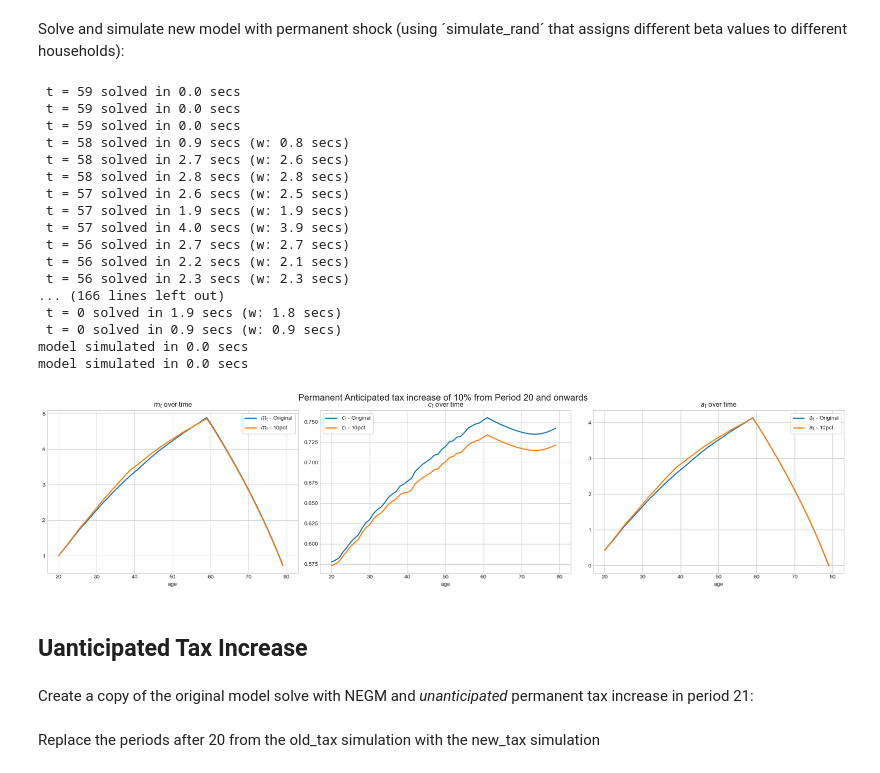
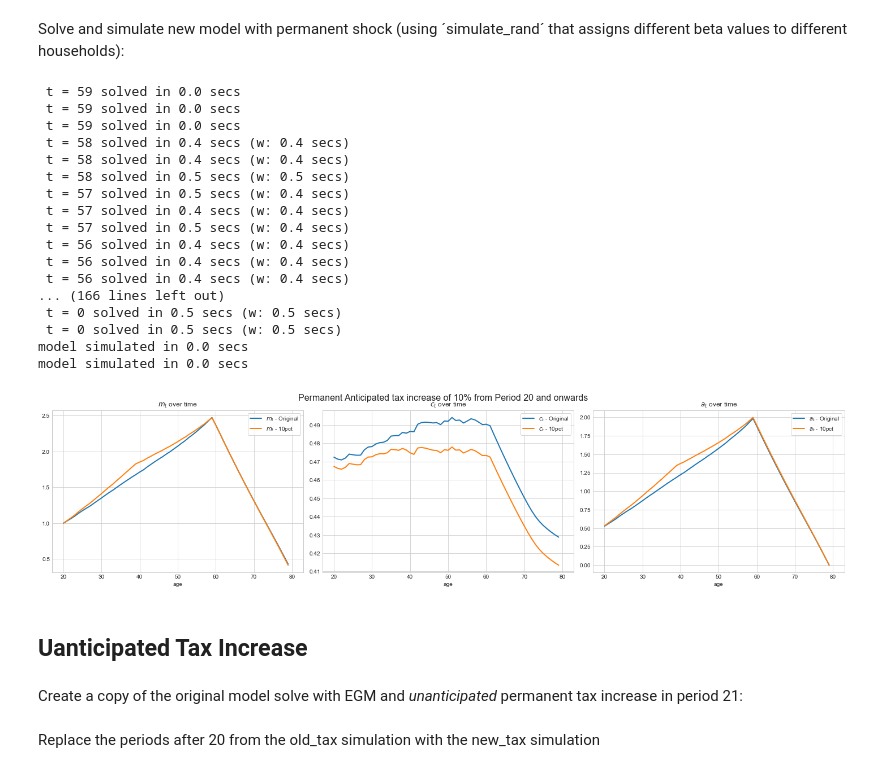
Before and after one commit to HansChristianPOLIT/LostInOptimization, a Jupyter notebook: Jeppe/01. BufferStockModel/01. BufferStockModel.ipynb, the cells around one changed output. Drawn from its saved outputs; the diff is of its cells as text; code cells hidden in the pictures.

```diff
--- a/Jeppe/01. BufferStockModel/01. BufferStockModel.ipynb
+++ b/Jeppe/01. BufferStockModel/01. BufferStockModel.ipynb
@@ -24,5 +26,5 @@ nb.set_num_threads(1) # use a single thread for clarity
 # %% [markdown]
 Load Buffer Stock Model to be solved with NEGM:
 # %%
-model_negm = BufferStockModelClass(name='baseline',par={'solmethod':'egm'})
+model_egm = BufferStockModelClass(name='baseline',par={'solmethod':'egm'})
 # %% [markdown]
@@ -91,6 +93,6 @@ Create a copy of the original model solve with NEGM and implement anticipated tr
 # %%
-model_negm_trans10pct = model_negm.copy()
-model_negm_trans10pct.par.tax_rate_vec[20] = model_negm.par.tax_rate_vec[20]*1.1
+model_egm_trans5pct = model_egm.copy()
+model_egm_trans5pct.par.tax_rate_vec[20] = model_egm.par.tax_rate_vec[20]*1.05
 # %% [markdown]
 Check tax array to see that a transitory shock has been implemented:
 # %%
@@ -131,9 +135,9 @@ model simulated in 0.1 secs
 from mpl_toolkits.axes_grid1.inset_locator import inset_axes
 
 # a. unpack
-par = model_negm.par
-sim = model_negm.sim
-sim_trans10pct = model_negm_trans10pct.sim
+par = model_egm.par
+sim = model_egm.sim
+sim_trans5pct = model_egm_trans5pct.sim
 
 simvarlist = [('m','$m_t$'),
               ('c','$c_t$'),
@@ -143,16 +147,16 @@ simvarlist = [('m','$m_t$'),
 fig, axs = plt.subplots(1, len(simvarlist), figsize=(20, 5))
 
 # add a title over the entire figure
-fig.suptitle("Transitory Anticipated tax increase of 10% in Period 20", fontsize=16)
+fig.suptitle("Transitory Anticipated tax increase of 5% in Period 20", fontsize=16)
 
 age = np.arange(par.T)
 
 for i, (simvar, simvarlatex) in enumerate(simvarlist):
 
     simdata = getattr(sim, simvar+'_rand')
-    simdata_trans10pct = getattr(sim_trans10pct, simvar+'_rand')
+    simdata_trans5pct = getattr(sim_trans5pct, simvar+'_rand')
     axs[i].plot(age, np.mean(simdata, axis=1), lw=2, label=f'{simvarlatex} - Original')
-    axs[i].plot(age, np.mean(simdata_trans10pct, axis=1), lw=2, label=f'{simvarlatex} - 10pct')
+    axs[i].plot(age, np.mean(simdata_trans5pct, axis=1), lw=2, label=f'{simvarlatex} - 5pct')
 
     axs[i].legend(frameon=True)
     axs[i].grid(True)
@@ -170,11 +174,11 @@ for i, (simvar, simvarlatex) in enumerate(simvarlist):
     if i == 0:
         axins = inset_axes(axs[i], width="30%", height="30%", loc='upper left')  # adjust size and position as needed
         axins.plot(age, np.mean(simdata, axis=1), lw=2)
-        axins.plot(age, np.mean(simdata_trans10pct, axis=1), lw=2)
+        axins.plot(age, np.mean(simdata_trans5pct, axis=1), lw=2)
 
         # specify the limits for the zoomed-in plot
         axins.set_xlim(18.5, 20.5)
-        axins.set_ylim(3.2,3.4)  # adjust as needed
+        axins.set_ylim(1.60,1.75)  # adjust as needed
 
         # Move labels to right
         axins.yaxis.tick_right()
@@ -197,8 +201,8 @@ plt.show()
 # %% [markdown]
 Create a copy of the original model solve with NEGM and anticipated permanent tax increase in period 21:
 # %%
-model_negm_10pct = model_negm.copy()
-model_negm_10pct.par.tax_rate_vec[20:] = model_negm.par.tax_rate_vec[20:]*1.1
+model_egm_5pct = model_egm.copy()
+model_egm_5pct.par.tax_rate_vec[20:] = model_egm.par.tax_rate_vec[20:]*1.05
 # %% [markdown]
 Check tax array to see that a permanent increase has been implemented:
 # %%
@@ -213,32 +219,32 @@ array([0.3 , 0.3 , 0.3 , 0.3 , 0.3 , 0.3 , 0.3 , 0.3 , 0.3 , 0.3 , 0.3 ,
 # %% [markdown]
 Solve and simulate new model with permanent shock (using ´simulate_rand´ that assigns different beta values to different households):
 # %%
-model_negm_10pct.solve()
-model_negm_10pct.simulate()
-model_negm_10pct.simulate_rand()
+model_egm_5pct.solve()
+model_egm_5pct.simulate()
+model_egm_5pct.simulate_rand()
 # %% [output]
  t = 59 solved in 0.0 secs
  t = 59 solved in 0.0 secs
  t = 59 solved in 0.0 secs
- t = 58 solved in 0.9 secs (w: 0.8 secs)
- t = 58 solved in 2.7 secs (w: 2.6 secs)
- t = 58 solved in 2.8 secs (w: 2.8 secs)
- t = 57 solved in 2.6 secs (w: 2.5 secs)
- t = 57 solved in 1.9 secs (w: 1.9 secs)
- t = 57 solved in 4.0 secs (w: 3.9 secs)
- t = 56 solved in 2.7 secs (w: 2.7 secs)
- t = 56 solved in 2.2 secs (w: 2.1 secs)
- t = 56 solved in 2.3 secs (w: 2.3 secs)
+ t = 58 solved in 0.4 secs (w: 0.4 secs)
+ t = 58 solved in 0.4 secs (w: 0.4 secs)
+ t = 58 solved in 0.5 secs (w: 0.5 secs)
+ t = 57 solved in 0.5 secs (w: 0.4 secs)
+ t = 57 solved in 0.4 secs (w: 0.4 secs)
+ t = 57 solved in 0.5 secs (w: 0.4 secs)
+ t = 56 solved in 0.4 secs (w: 0.4 secs)
+ t = 56 solved in 0.4 secs (w: 0.4 secs)
+ t = 56 solved in 0.4 secs (w: 0.4 secs)
 ... (166 lines left out)
- t = 0 solved in 1.9 secs (w: 1.8 secs)
- t = 0 solved in 0.9 secs (w: 0.9 secs)
+ t = 0 solved in 0.5 secs (w: 0.5 secs)
+ t = 0 solved in 0.5 secs (w: 0.5 secs)
 model simulated in 0.0 secs
 model simulated in 0.0 secs
 # %%
 # a. unpack
-par = model_negm.par
-sim = model_negm.sim
-sim_10pct = model_negm_10pct.sim
+par = model_egm.par
+sim = model_egm.sim
+sim_5pct = model_egm_5pct.sim
 
 simvarlist = [('m','$m_t$'),
               ('c','$c_t$'),
@@ -247,37 +253,37 @@ simvarlist = [('m','$m_t$'),
 # b. figure
 fig, axs = plt.subplots(1, len(simvarlist), figsize=(20, 5))
 
 # add a title over the entire figure
 fig.suptitle("Permanent Anticipated tax increase of 10% from Period 20 and onwards", fontsize=16)
 
 age = np.arange(par.T)
 
 for i, (simvar,simvarlatex) in enumerate(simvarlist):
 
     simdata = getattr(sim,simvar+'_rand')
-    simdata_10pct = getattr(sim_10pct,simvar+'_rand')
+    simdata_5pct = getattr(sim_5pct,simvar+'_rand')
     axs[i].plot(age,np.mean(simdata,axis=1),lw=2,label=f'{simvarlatex} - Original')
-    axs[i].plot(age,np.mean(simdata_10pct,axis=1),lw=2,label=f'{simvarlatex} - 10pct')
+    axs[i].plot(age,np.mean(simdata_5pct,axis=1),lw=2,label=f'{simvarlatex} - 10pct')
 
     axs[i].legend(frameon=True)
     axs[i].grid(True)
     axs[i].set_xlabel('age')
     axs[i].set_title(f'{simvarlatex} over time')
 
     # Change x-axis labels to show 20 years later
     xticks = axs[i].get_xticks()
     axs[i].set_xticks(xticks)  # Set tick positions, this line is actually redundant here because it's the same as before
     new_xticks = xticks + 20
     axs[i].set_xticklabels([int(val) if val.is_integer() else val for val in new_xticks])
     axs[i].set_xlim(-3, 63)
 
 plt.tight_layout()
 # Adjust the layout so that title does not overlap with the top plot
 plt.subplots_adjust(top=0.9)
 plt.show()
 # %% [output]
-[figure, old version]
+[figure, new version]
 # %% [markdown]
 ## Uanticipated Tax Increase
 # %% [markdown]
-Create a copy of the original model solve with NEGM and *unanticipated* permanent tax increase in period 21:
+Create a copy of the original model solve with EGM and *unanticipated* permanent tax increase in period 21:
```
Also changed, not shown: parts of 41 cells of this notebook, 8 other files.
